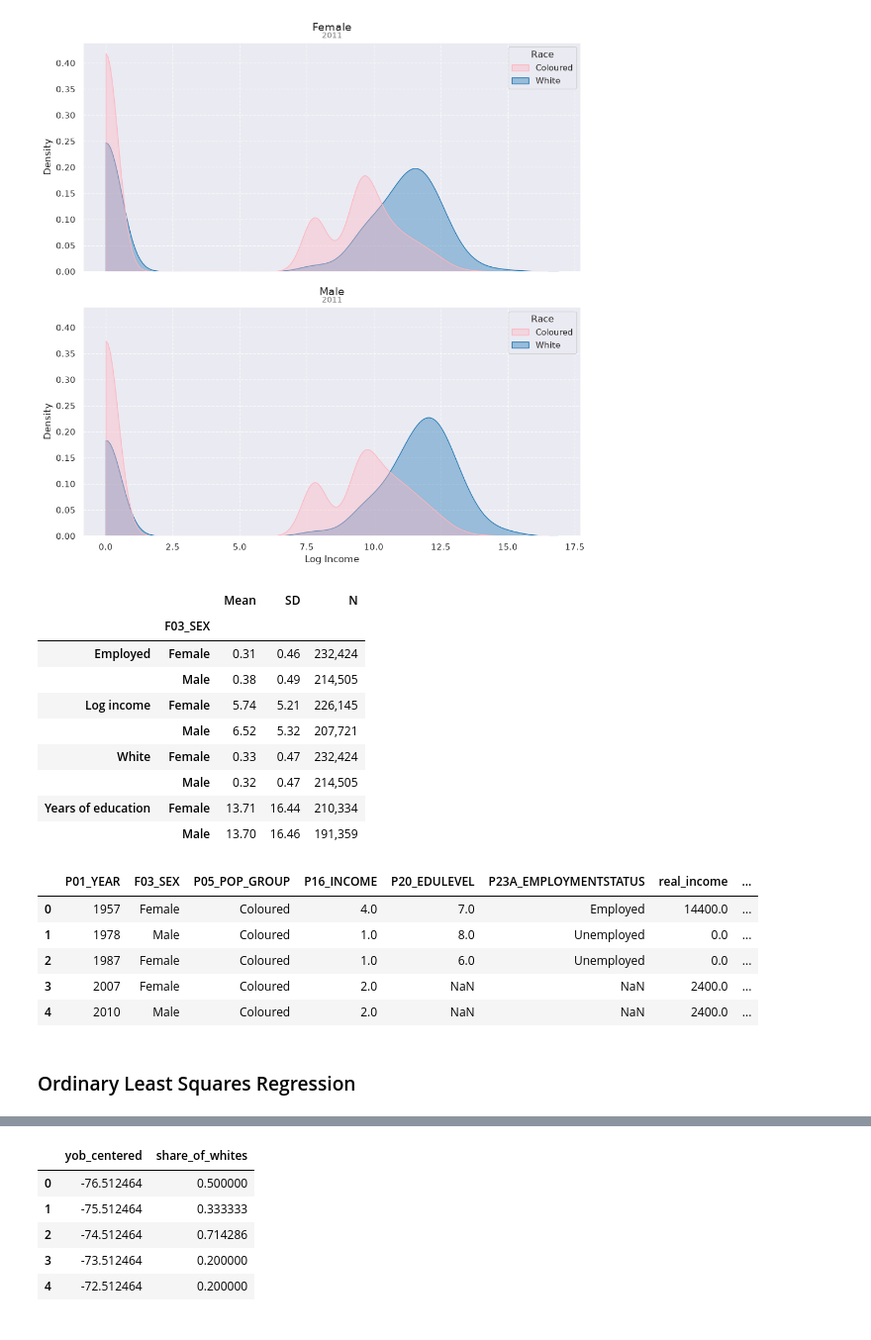
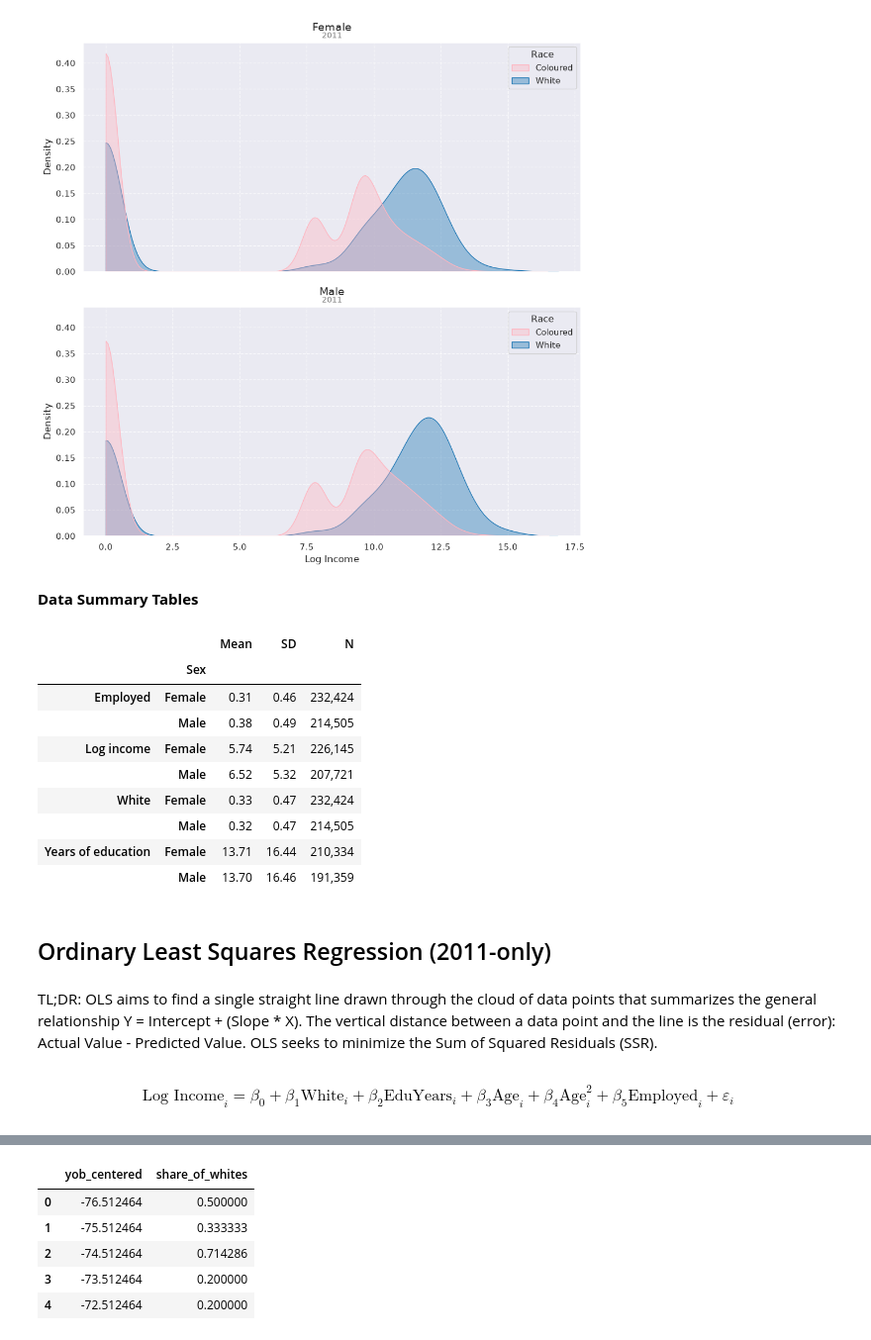
Before and after one commit to erinabruzzy/dsan5650_path1, a Jupyter notebook: apartheid.ipynb, the cells around one changed output, grey strips where cells are left out. Shown at 99% size. Saved outputs shown, nothing was run; the diff lists cells and outputs as text; code cells hidden in the pictures.

```diff
--- a/apartheid.ipynb
+++ b/apartheid.ipynb
@@ -28,17 +28,17 @@ Bad value in file PosixPath('/home/erinbrzusek/.config/matplotlib/stylelib/lab-1
 # %%
 file_path = 'data/sa-census-2011-person-prov-1to5-v2-20150825-stata/sa-census-2011-person-prov-1to5-v1.2-20150825.dta'
-columns_to_keep = ['P01_YEAR', 'F03_SEX', 'P05_POP_GROUP', 'P16_INCOME', 'P20_EDULEVEL', 'P23A_EMPLOYMENTSTATUS']
+cols = ['P01_YEAR', 'F03_SEX', 'P05_POP_GROUP', 'P16_INCOME', 'P20_EDULEVEL', 'P23A_EMPLOYMENTSTATUS']
 
 reader = pd.read_stata(
     file_path,
-    columns=columns_to_keep,
+    columns=cols,
     chunksize=100000,
     convert_categoricals=False
 )
 
 df_list = []
 for chunk in reader:
-    chunk = chunk[(chunk['P16_INCOME'] != 99) & (chunk['P23A_EMPLOYMENTSTATUS'] != 3)]
+    chunk = chunk[(chunk['P16_INCOME'] != 99) & (chunk['P23A_EMPLOYMENTSTATUS'] != 3)] # do not keep unspecified income (339531) or unknown employment status (3222)
     for col in chunk.columns:
         chunk[col] = pd.to_numeric(chunk[col], downcast='integer')
 
@@ -46,10 +46,12 @@ for chunk in reader:
 
 
 df = pd.concat(df_list, ignore_index=True)
+
 # categorical variable mapping
 race_map = {1: 'Black African', 2: 'Coloured', 3: 'Indian/Asian', 4: 'White', 5: 'Other'}
 emp_map = {1: 'Employed', 2: 'Unemployed'}
 gen_map = {1: 'Male', 2: 'Female'}
+
 df['F03_SEX'] = df['F03_SEX'].map(gen_map).astype('category')
 df['P16_INCOME'] = df['P16_INCOME'].astype('category')
 df['P20_EDULEVEL'] = df['P20_EDULEVEL'].astype('category')
@@ -162,3 +172,5 @@ plt.tight_layout()
 plt.show()
 # %% [output]
 [figure]
+# %% [markdown]
+**Data Summary Tables**
@@ -165,37 +223,40 @@ plt.show()
 # %%
+# rename column
+df_filtered = df_filtered.rename(columns={'F03_SEX': 'Sex'})
+
 # dummy variables
 df_filtered['is_employed'] = (df_filtered['P23A_EMPLOYMENTSTATUS'] == 'Employed').astype(int)
 df_filtered['is_white'] = (df_filtered['P05_POP_GROUP'] == 'White').astype(int)
 df_filtered['P20_EDULEVEL'] = df_filtered['P20_EDULEVEL'].astype(float)
 
 # table rows
 vars_to_analyze = {
     'is_white': 'White',
     'P20_EDULEVEL': 'Years of education',
     'is_employed': 'Employed',
     'log_income': 'Log income'
 }
 
 # group by gender & calculate mean
-summary = df_filtered.groupby('F03_SEX')[list(vars_to_analyze.keys())].agg(['mean', 'std', 'count'])
+summary = df_filtered.groupby('Sex')[list(vars_to_analyze.keys())].agg(['mean', 'std', 'count'])
 
 summary = summary.stack(level=0)
 
 summary = summary.rename(index=vars_to_analyze)
 summary.columns = ['Mean', 'SD', 'N']
 
 summary = summary.swaplevel(0, 1).sort_index(level=0)
 
 # formatting
 formatted_table = summary.copy()
 formatted_table['Mean'] = formatted_table['Mean'].map('{:,.2f}'.format)
 formatted_table['SD'] = formatted_table['SD'].map('{:,.2f}'.format)
 formatted_table['N'] = formatted_table['N'].map('{:,}'.format)
 
 display(formatted_table)
 # %% [output]
 |  |  | Mean | SD | N |
-|  | F03_SEX |  |  |  |
+|  | Sex |  |  |  |
 | Employed | Female | 0.31 | 0.46 | 232,424 |
 |  | Male | 0.38 | 0.49 | 214,505 |
 | Log income | Female | 5.74 | 5.21 | 226,145 |
@@ -211,12 +270,7 @@ import dataframe_image as dfi
 dfi.export(formatted_table, 'images/formatted_table_2011.png', table_conversion='matplotlib')
-# %%
-df_filtered.head()
-# %% [output]
-|  | P01_YEAR | F03_SEX | P05_POP_GROUP | P16_INCOME | P20_EDULEVEL | P23A_EMPLOYMENTSTATUS | real_income | ... |
-| 0 | 1957 | Female | Coloured | 4.0 | 7.0 | Employed | 14400.0 | ... |
-| 1 | 1978 | Male | Coloured | 1.0 | 8.0 | Unemployed | 0.0 | ... |
-| 2 | 1987 | Female | Coloured | 1.0 | 6.0 | Unemployed | 0.0 | ... |
-| 3 | 2007 | Female | Coloured | 2.0 | NaN | NaN | 2400.0 | ... |
-| 4 | 2010 | Male | Coloured | 2.0 | NaN | NaN | 2400.0 | ... |
 # %% [markdown]
-### Ordinary Least Squares Regression
+## Ordinary Least Squares Regression (2011-only)
+# %% [markdown]
+TL;DR: OLS aims to find a single straight line drawn through the cloud of data points that summarizes the general relationship Y = Intercept + (Slope * X). The vertical distance between a data point and the line is the residual (error): Actual Value - Predicted Value. OLS seeks to minimize the Sum of Squared Residuals (SSR).
+# %% [markdown]
+$$\text{Log Income}_i = \beta_0 + \beta_1 \text{White}_i + \beta_2 \text{EduYears}_i + \beta_3 \text{Age}_i + \beta_4 \text{Age}_i^2 + \beta_5 \text{Employed}_i + \varepsilon_i$$
```
Also changed, not shown: parts of 21 cells of this notebook, 2 other files.
